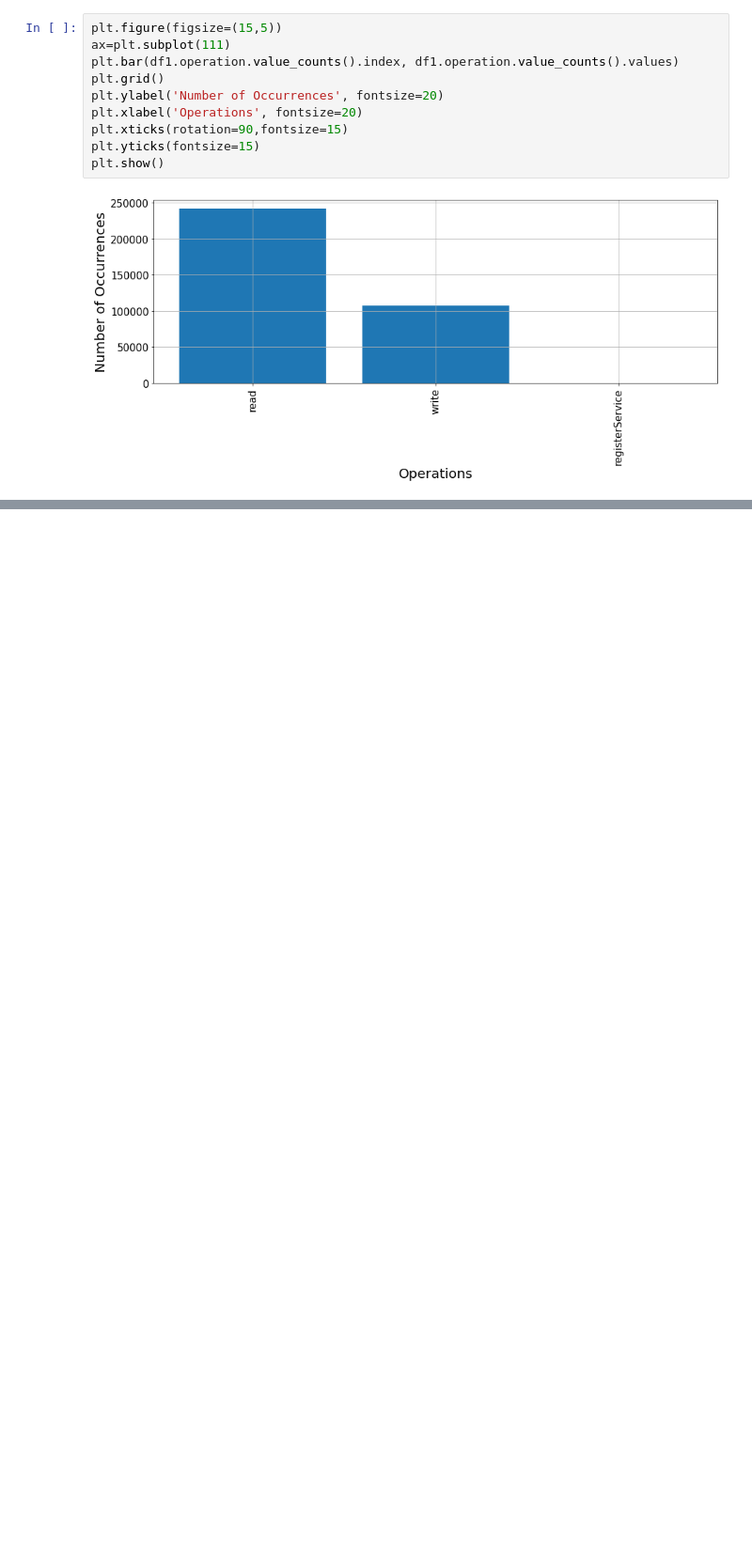
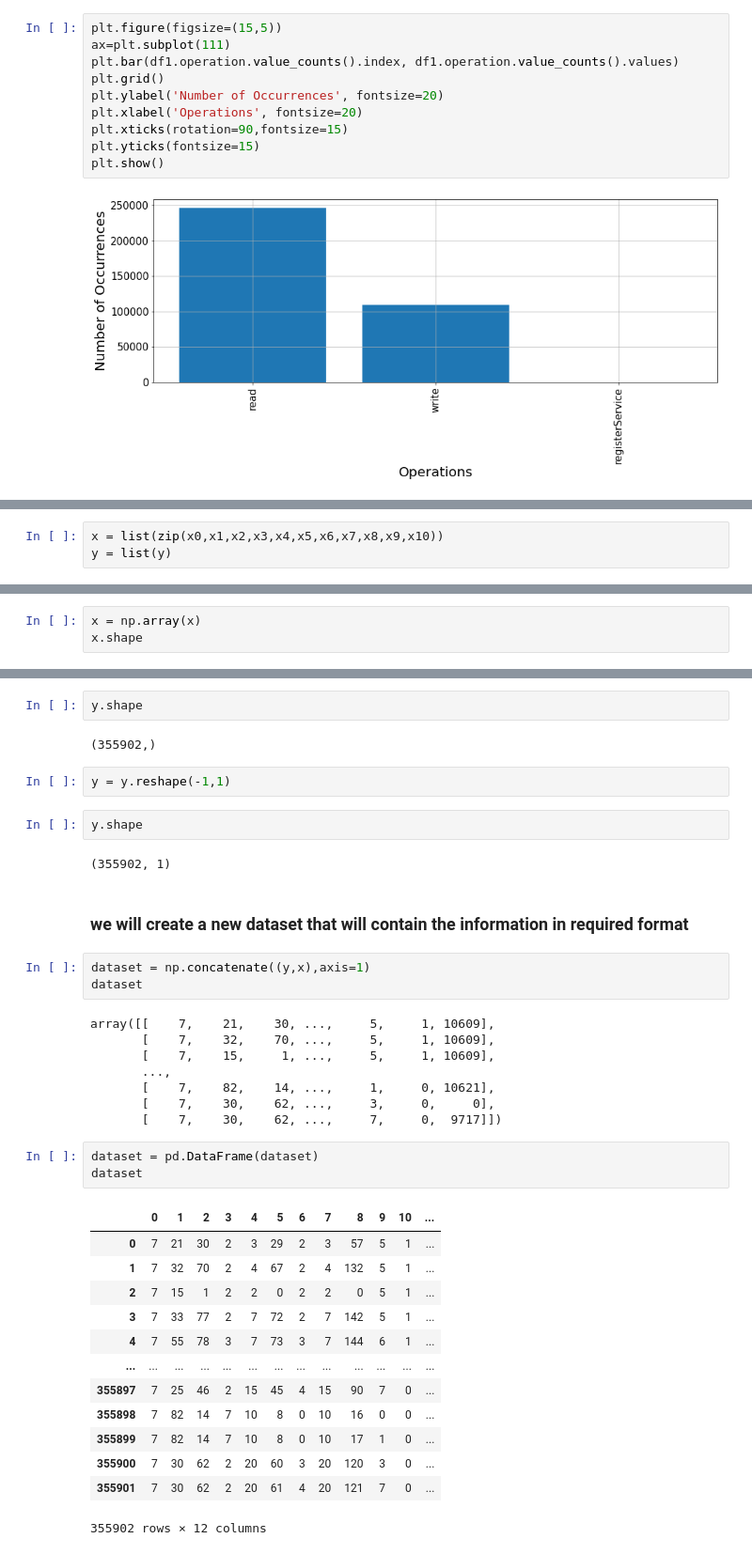
Before and after one commit to SharathHebbar/Anomaly-Detection-in-IoT-Sensors-using-Machine-Learning, a Jupyter notebook: Anamoly_detection_using_ml.ipynb, the cells around one changed output, grey strips where cells are left out. Shown at 94% size. Cells and saved outputs as stored; diff of their text form; blank space fills up the shorter version.

```diff
--- a/Anamoly_detection_using_ml.ipynb
+++ b/Anamoly_detection_using_ml.ipynb
@@ -387,0 +483,3 @@ Name: normality, dtype: int64
+# %%
+x = list(zip(x0,x1,x2,x3,x4,x5,x6,x7,x8,x9,x10))
+y = list(y)
@@ -387,0 +526,3 @@ Name: normality, dtype: int64
+# %%
+x = np.array(x)
+x.shape
@@ -387,0 +554,40 @@ Name: normality, dtype: int64
+# %%
+y.shape
+# %% [output]
+(355902,)
+# %%
+y = y.reshape(-1,1)
+# %%
+y.shape
+# %% [output]
+(355902, 1)
+# %% [markdown]
+### we will create a new dataset that will contain the information in required format
+# %%
+dataset = np.concatenate((y,x),axis=1)
+dataset
+# %% [output]
+array([[    7,    21,    30, ...,     5,     1, 10609],
+       [    7,    32,    70, ...,     5,     1, 10609],
+       [    7,    15,     1, ...,     5,     1, 10609],
+       ...,
+       [    7,    82,    14, ...,     1,     0, 10621],
+       [    7,    30,    62, ...,     3,     0,     0],
+       [    7,    30,    62, ...,     7,     0,  9717]])
+# %%
+dataset = pd.DataFrame(dataset)
+dataset
+# %% [output]
+|  | 0 | 1 | 2 | 3 | 4 | 5 | 6 | 7 | 8 | 9 | 10 | ... |
+| 0 | 7 | 21 | 30 | 2 | 3 | 29 | 2 | 3 | 57 | 5 | 1 | ... |
+| 1 | 7 | 32 | 70 | 2 | 4 | 67 | 2 | 4 | 132 | 5 | 1 | ... |
+| 2 | 7 | 15 | 1 | 2 | 2 | 0 | 2 | 2 | 0 | 5 | 1 | ... |
+| 3 | 7 | 33 | 77 | 2 | 7 | 72 | 2 | 7 | 142 | 5 | 1 | ... |
+| 4 | 7 | 55 | 78 | 3 | 7 | 73 | 3 | 7 | 144 | 6 | 1 | ... |
+| ... | ... | ... | ... | ... | ... | ... | ... | ... | ... | ... | ... | ... |
+| 355897 | 7 | 25 | 46 | 2 | 15 | 45 | 4 | 15 | 90 | 7 | 0 | ... |
+| 355898 | 7 | 82 | 14 | 7 | 10 | 8 | 0 | 10 | 16 | 0 | 0 | ... |
+| 355899 | 7 | 82 | 14 | 7 | 10 | 8 | 0 | 10 | 17 | 1 | 0 | ... |
+| 355900 | 7 | 30 | 62 | 2 | 20 | 60 | 3 | 20 | 120 | 3 | 0 | ... |
+| 355901 | 7 | 30 | 62 | 2 | 20 | 61 | 4 | 20 | 121 | 7 | 0 | ... |
+355902 rows × 12 columns
```
Also changed, not shown: parts of 66 cells of this notebook, 2 other files.
